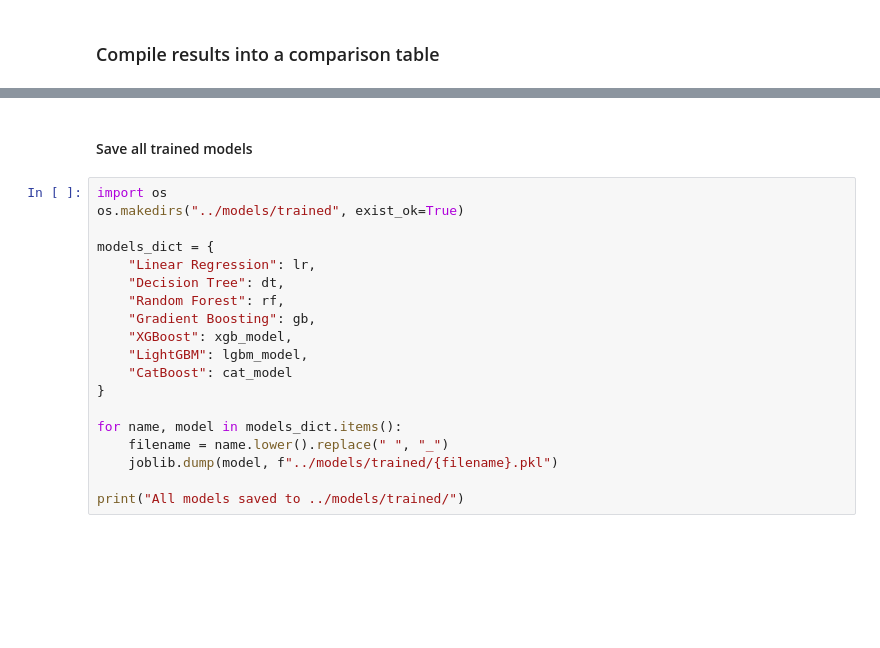
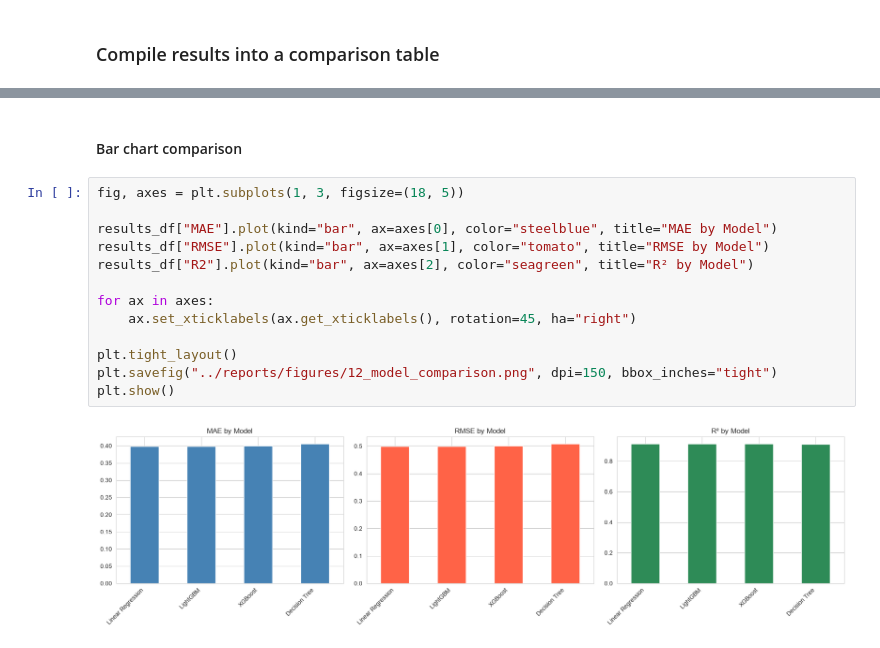
Before and after one commit to ShiharaXcor/AgriYield-AI, a Jupyter notebook: notebooks/05_model_training.ipynb, the cells around one changed output, grey strips where cells are left out. Cells and saved outputs as stored; diff of their text form; blank space fills up the shorter version.

```diff
--- a/notebooks/05_model_training.ipynb
+++ b/notebooks/05_model_training.ipynb
@@ -244,21 +179,17 @@ results_df
-# %% [markdown]
-#### Save all trained models
-# %%
-import os
-os.makedirs("../models/trained", exist_ok=True)
-
-models_dict = {
-    "Linear Regression": lr,
-    "Decision Tree": dt,
-    "Random Forest": rf,
-    "Gradient Boosting": gb,
-    "XGBoost": xgb_model,
-    "LightGBM": lgbm_model,
-    "CatBoost": cat_model
-}
-
-for name, model in models_dict.items():
-    filename = name.lower().replace(" ", "_")
-    joblib.dump(model, f"../models/trained/{filename}.pkl")
-
-print("All models saved to ../models/trained/")
+# %% [markdown]
+#### Bar chart comparison
+# %%
+fig, axes = plt.subplots(1, 3, figsize=(18, 5))
+
+results_df["MAE"].plot(kind="bar", ax=axes[0], color="steelblue", title="MAE by Model")
+results_df["RMSE"].plot(kind="bar", ax=axes[1], color="tomato", title="RMSE by Model")
+results_df["R2"].plot(kind="bar", ax=axes[2], color="seagreen", title="R² by Model")
+
+for ax in axes:
+    ax.set_xticklabels(ax.get_xticklabels(), rotation=45, ha="right")
+
+plt.tight_layout()
+plt.savefig("../reports/figures/12_model_comparison.png", dpi=150, bbox_inches="tight")
+plt.show()
+# %% [output]
+[figure, added]
```
Also changed, not shown: parts of 25 cells of this notebook, 10 other files.
